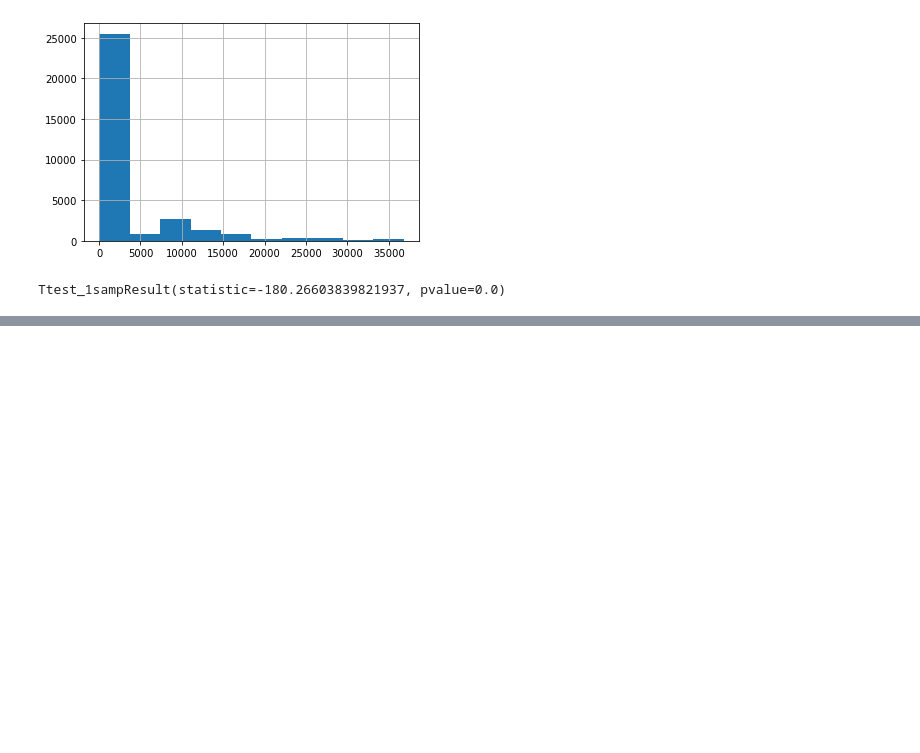
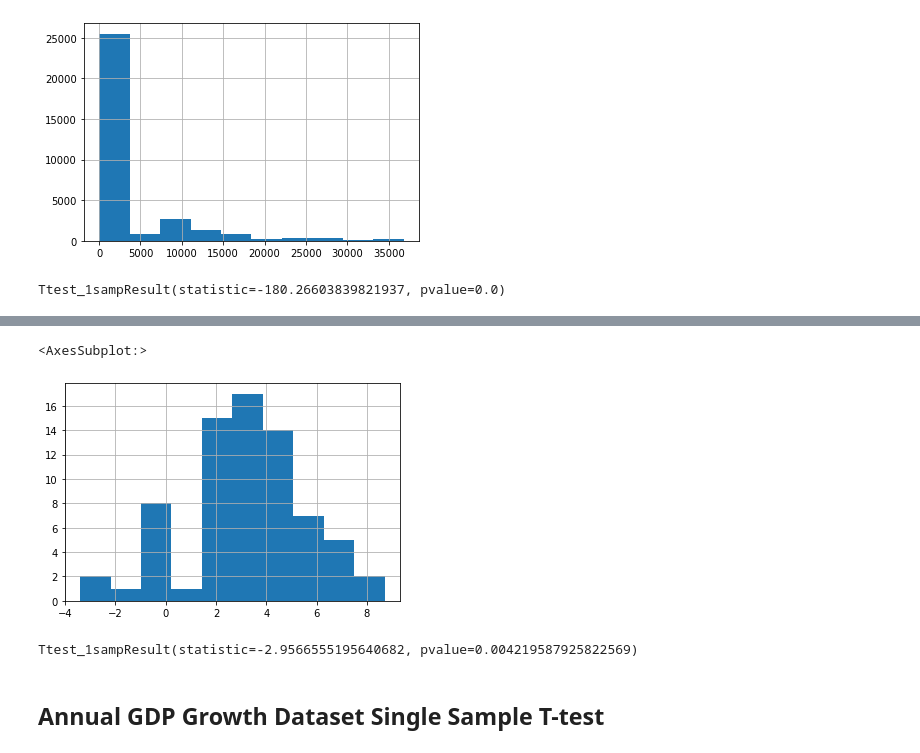
Before and after one commit to Darringtonh2/WozUFinalProject, a Jupyter notebook: Code/Single Sample T-test .ipynb, the cells around one changed output, grey strips where cells are left out. Cells and saved outputs as stored; diff of their text form; code cells hidden in the pictures; blank space fills up the shorter version.

```diff
--- a/Code/Single Sample T-test .ipynb
+++ b/Code/Single Sample T-test .ipynb
@@ -131,0 +157,11 @@ Was unsuccesful in running a Single Sample T-test for S&P 500
+# %%
+FullYearGDP['Value'].hist()
+# %% [output]
+<AxesSubplot:>
+[figure, added]
+# %%
+stats.ttest_1samp(FullYearGDP['Value'], 4)
+# %% [output]
+Ttest_1sampResult(statistic=-2.9566555195640682, pvalue=0.004219587925822569)
+# %% [markdown]
+## Annual GDP Growth Dataset Single Sample T-test
```
Also changed, not shown: parts of 144 cells of this notebook.
